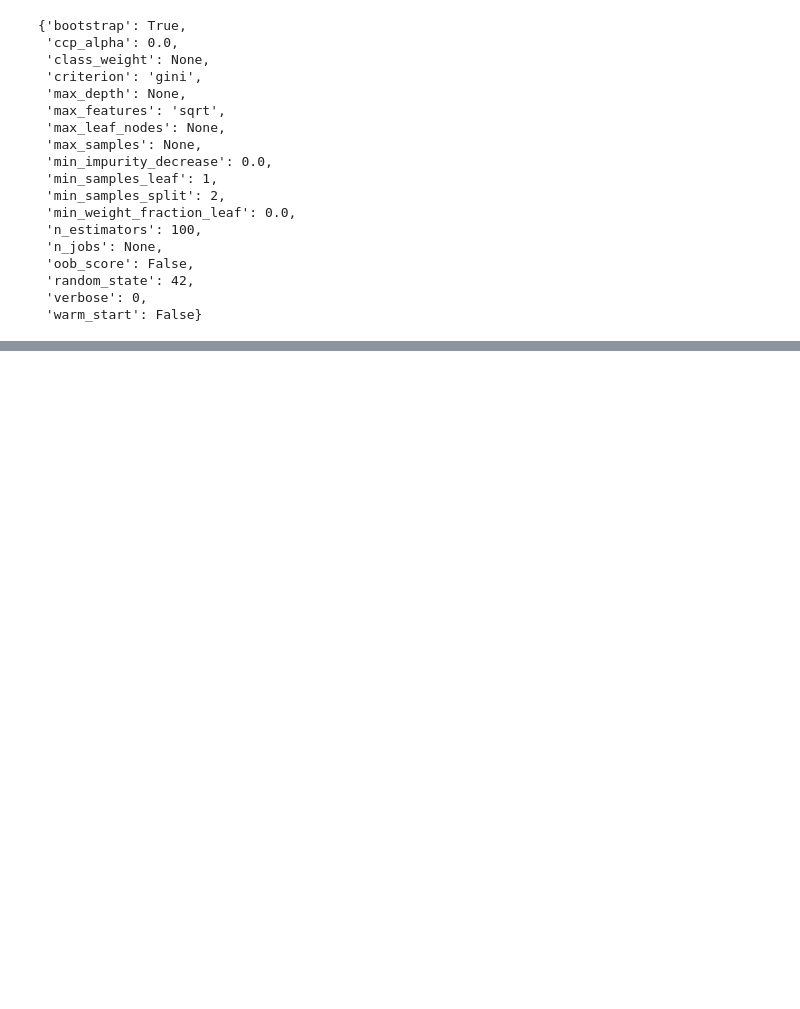
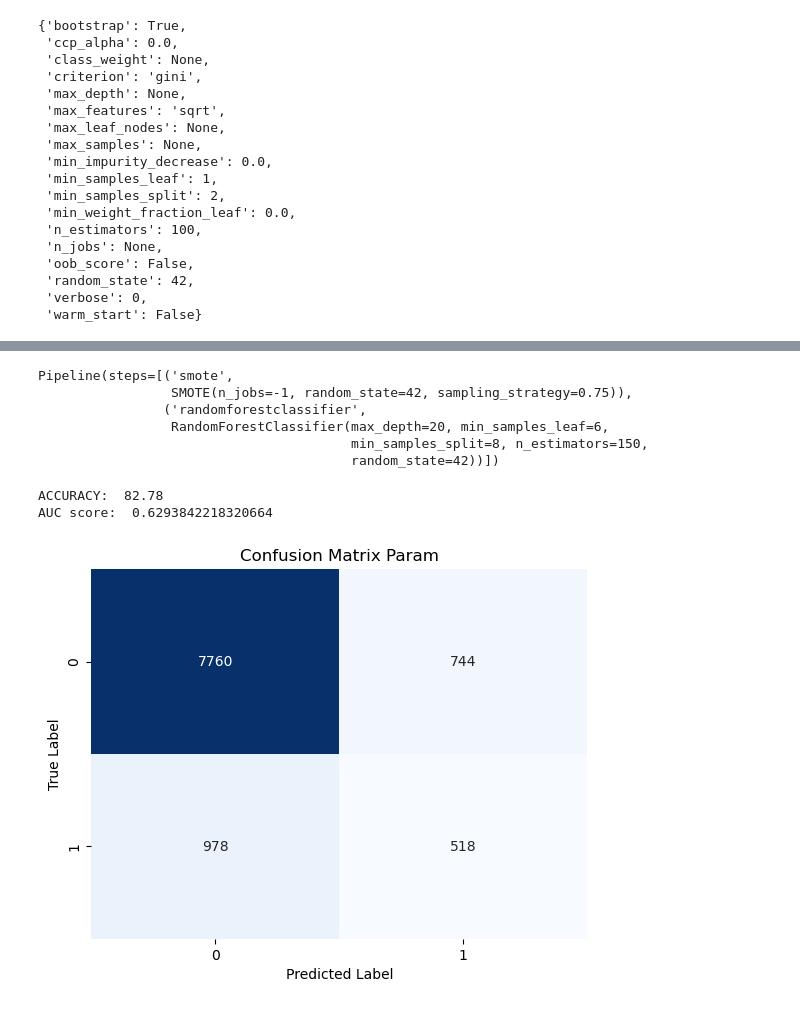
Before and after one commit to Ds2023/British_Airways_Predictive_Booking_Model, a Jupyter notebook: notebooks/eda.ipynb, the cells around one changed output, grey strips where cells are left out. Saved outputs shown, nothing was run; the diff lists cells and outputs as text; code cells hidden in the pictures; blank space fills up the shorter version.

Commit message:
hyperparameter tuning

```diff
--- a/notebooks/eda.ipynb
+++ b/notebooks/eda.ipynb
@@ -1185,11 +1185,14 @@ param_grid = {
 # %%
 from sklearn.model_selection import RandomizedSearchCV
 # %%
+scoring = {'accuracy': 'accuracy', 'auc': 'roc_auc'}
+
 random_search = RandomizedSearchCV(
     rf_model_4,
     param_distributions=param_grid,
     n_iter=10,
-    scoring='accuracy',
+    scoring=scoring,
+    refit='auc',
     cv=5,
     random_state=42,
     n_jobs=-1
@@ -1198,0 +1234,35 @@ random_search.fit(X_train,y_train)
+# %%
+hyper_smote = SMOTE(sampling_strategy=0.75,random_state=42,n_jobs=-1)
+
+hyperparam_model = make_imb_pipeline(hyper_smote, RandomForestClassifier(n_estimators=150,
+                                                             min_samples_split=8,
+                                                             min_samples_leaf=6,
+                                                             max_features='sqrt',
+                                                             max_depth=20,
+                                                             random_state=42))
+# %%
+hyperparam_model.fit(X_train,y_train)
+# %% [output]
+Pipeline(steps=[('smote',
+                 SMOTE(n_jobs=-1, random_state=42, sampling_strategy=0.75)),
+                ('randomforestclassifier',
+                 RandomForestClassifier(max_depth=20, min_samples_leaf=6,
+                                        min_samples_split=8, n_estimators=150,
+                                        random_state=42))])
+# %%
+y_pred_param = hyperparam_model.predict(X_test)
+# %%
+print('ACCURACY: ',accuracy_score(y_test,y_pred_param)*100)
+print('AUC score: ',roc_auc_score(y_test,y_pred_param))
+# %% [output]
+ACCURACY:  82.78
+AUC score:  0.6293842218320664
+# %%
+confusion_matrix_param = confusion_matrix(y_test,y_pred_param)
+sns.heatmap(confusion_matrix_param,annot=True,fmt='d',cmap='Blues',cbar=False)
+plt.ylabel("True Label")
+plt.xlabel("Predicted Label")
+plt.title("Confusion Matrix Param")
+plt.show()
+# %% [output]
+[figure, added]
```
Also changed, not shown: parts of 3 cells of this notebook.
